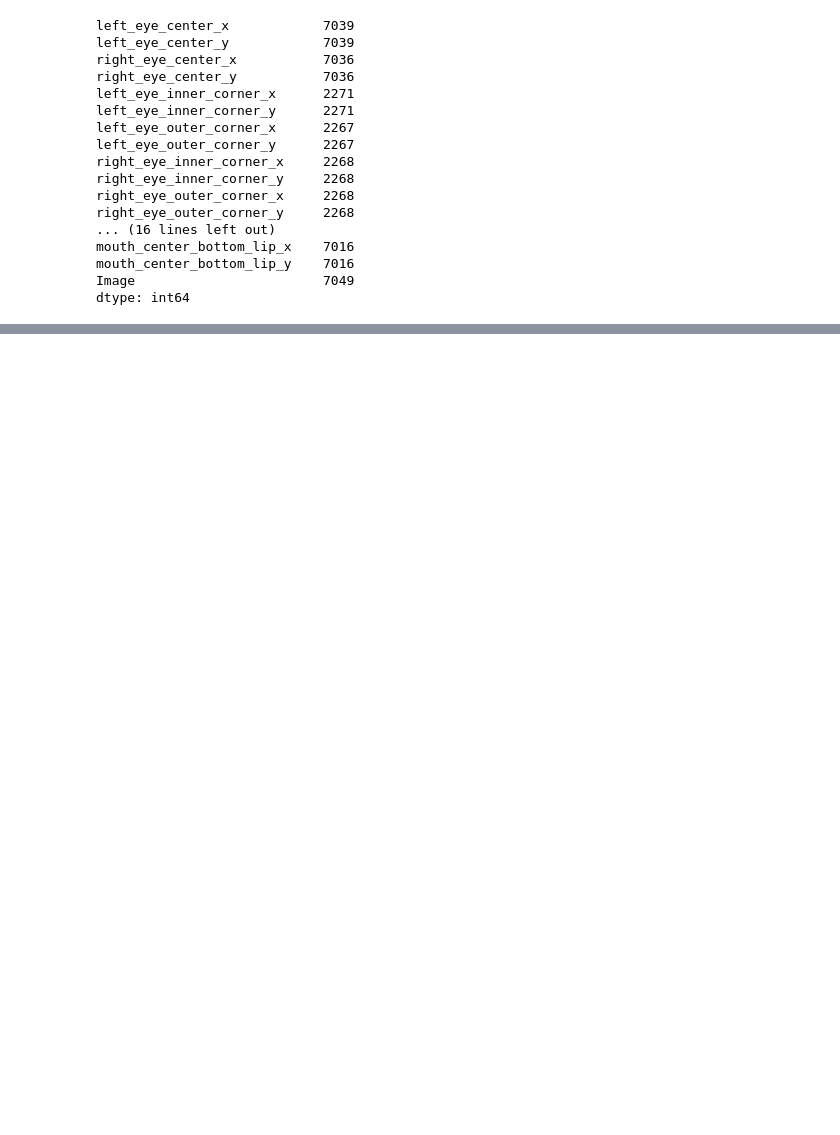
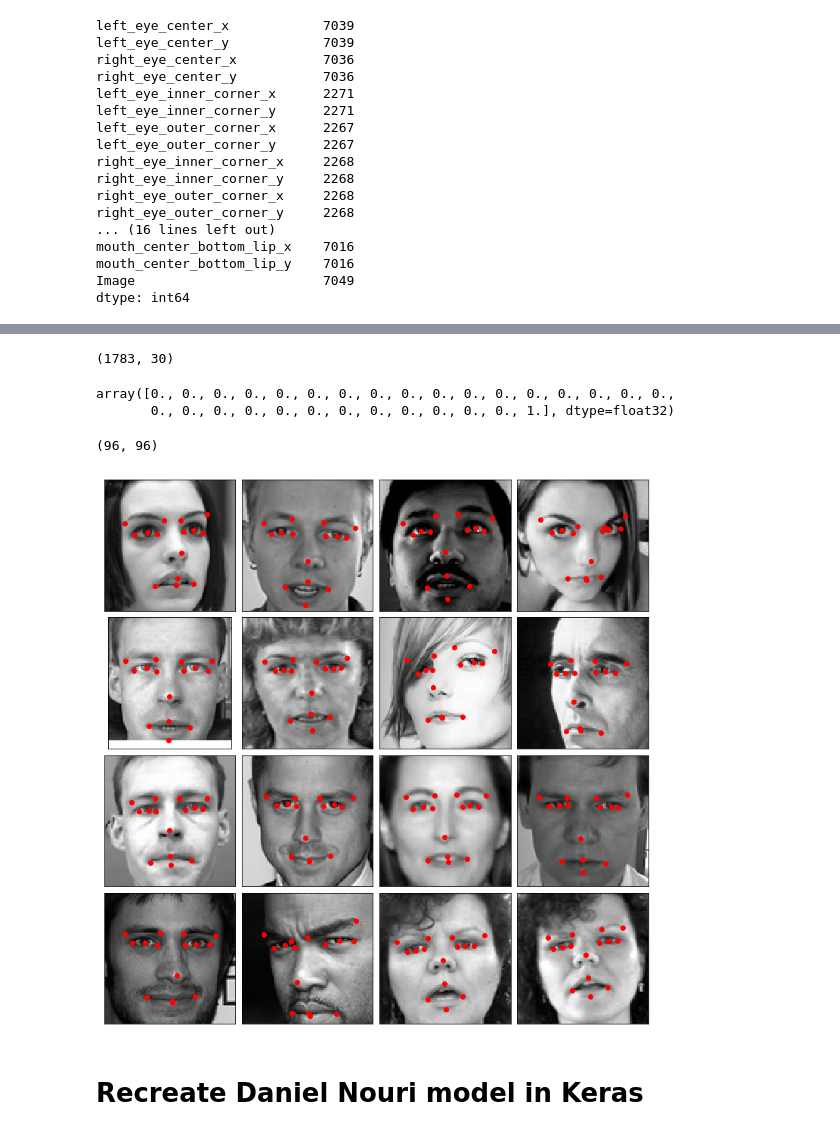
Before and after one commit to alexdauenhauer/MIDS_W207_facial_recognition, a Jupyter notebook: Alex_testlab.ipynb, the cells around one changed output, grey strips where cells are left out. Saved outputs shown, nothing was run; the diff lists cells and outputs as text; code cells hidden in the pictures; blank space fills up the shorter version.

Commit message:
Copied Nouri tutorial in Keras

```diff
--- a/Alex_testlab.ipynb
+++ b/Alex_testlab.ipynb
@@ -207,7 +198,12 @@ ImportError: ('The following error happened while compiling the node', DotModulo
 # %%
-model.compile(loss=keras.losses.categorical_crossentropy,
-              optimizer=keras.optimizers.Adam(),
-              metrics=['accuracy'])
+# model.compile(loss=keras.losses.categorical_crossentropy,
+#               optimizer=keras.optimizers.Adam(),
+#               metrics=['accuracy'])
+sgd = keras.optimizers.SGD(lr=0.01, decay=1e-6, momentum=0.9, nesterov=True)
+model.compile(
+    loss='mean_squared_error',
+    optimizer=sgd
+)
 # %%
 class AccuracyHistory(keras.callbacks.Callback):
     def on_train_begin(self, logs={}):
@@ -220,14 +218,15 @@ history = AccuracyHistory()
 # %%
 model.fit(x_train, y_train,
           batch_size=batch_size,
-          epochs=epochs,
+#           epochs=epochs,
+          epochs=2,
           verbose=1,
-          validation_data=(x_test, y_test),
+#           validation_data=(x_test, y_test),
           callbacks=[history])
-score = model.evaluate(x_test, y_test, verbose=0)
-print('Test loss:', score[0])
-print('Test accuracy:', score[1])
-plt.plot(range(1, 11), history.acc)
-plt.xlabel('Epochs')
-plt.ylabel('Accuracy')
-plt.show()
+# score = model.evaluate(x_test, y_test, verbose=0)
+# print('Test loss:', score[0])
+# print('Test accuracy:', score[1])
+# plt.plot(range(1, 11), history.acc)
+# plt.xlabel('Epochs')
+# plt.ylabel('Accuracy')
+# plt.show()
@@ -233,0 +239,32 @@ plt.show()
+# %%
+pred = model.predict(x_test)
+# %%
+pred.shape
+# %% [output]
+(1783, 30)
+# %%
+pred[0]
+# %% [output]
+array([0., 0., 0., 0., 0., 0., 0., 0., 0., 0., 0., 0., 0., 0., 0., 0., 0.,
+       0., 0., 0., 0., 0., 0., 0., 0., 0., 0., 0., 0., 1.], dtype=float32)
+# %%
+idx = np.random.randint(0, len(x_test), 16)
+# %%
+x_test[0].reshape(96,96).shape
+# %% [output]
+(96, 96)
+# %%
+fig = plt.figure(figsize=(10,10))
+fig.subplots_adjust(left=0, right=1, bottom=0, top=1, hspace=0.05, wspace=0.05)
+for i, loc in enumerate(idx):
+    img = x_test.iloc[loc].reshape(96,96)
+    ax = fig.add_subplot(4, 4, i + 1, axis='off')
+    ax.imshow(img, cmap='gray')
+    for c in range(0, len(pred.columns)-1, 2):
+        x = train_labels[train_labels.columns[c]].iloc[loc]
+        y = train_labels[train_labels.columns[c+1]].iloc[loc]
+        plt.scatter(x, y, c='r')
+# %% [output]
+[figure, added]
+# %% [markdown]
+# Recreate Daniel Nouri model in Keras
```
Also changed, not shown: parts of 43 cells of this notebook.
